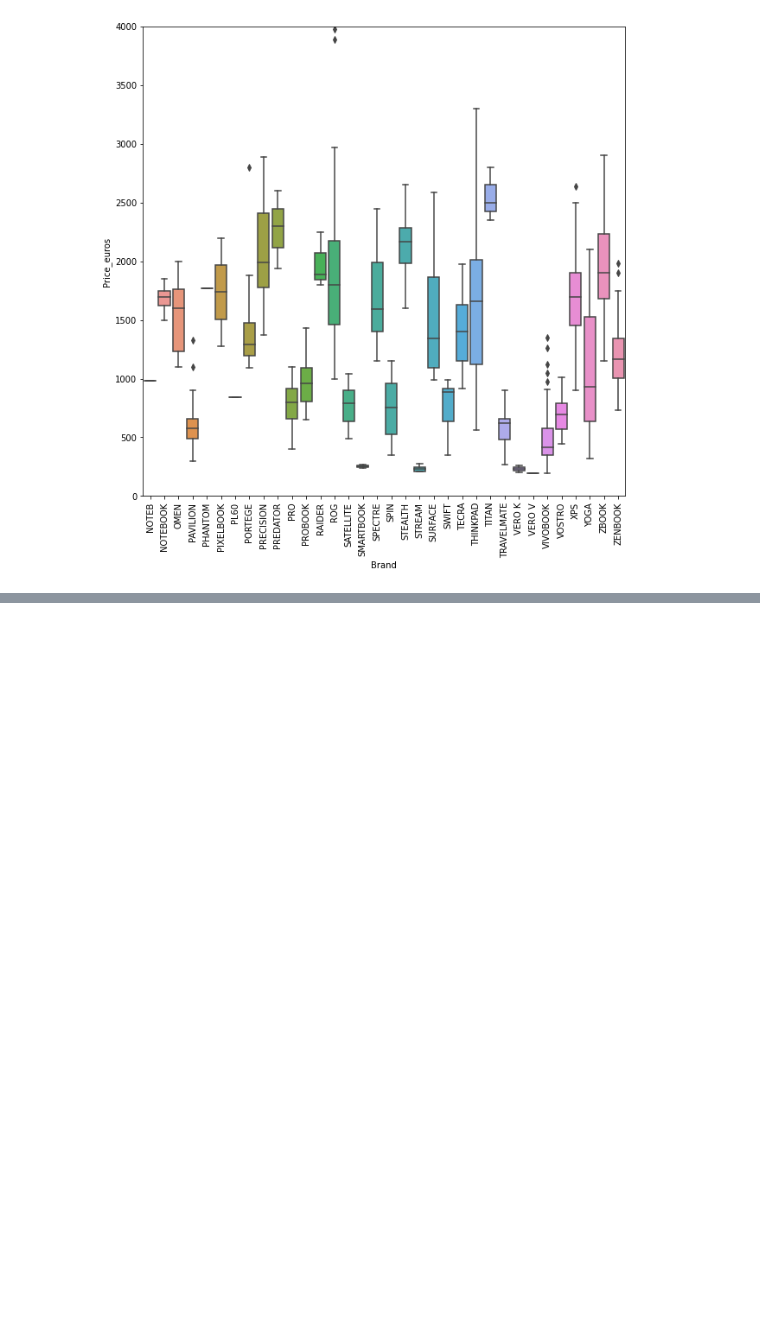
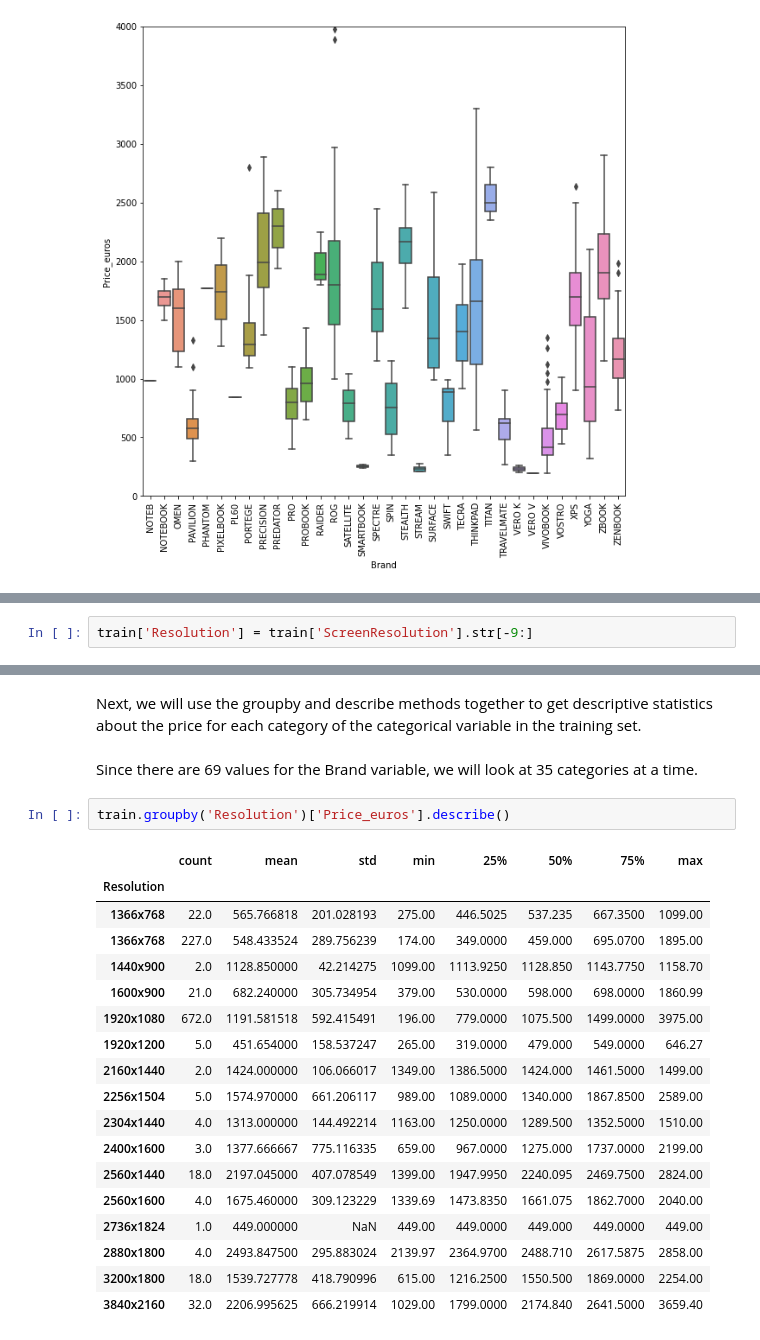
Before and after one commit to ryan-ferns/project_laptop_prices, a Jupyter notebook: laptop-prices-project.ipynb, the cells around one changed output, grey strips where cells are left out. Drawn from its saved outputs; the diff is of its cells as text; blank space fills up the shorter version.

Commit message:
Finished Data Exploration for the Brand variable and Created the Resolution variable in the Feature Engineering section.

```diff
--- a/laptop-prices-project.ipynb
+++ b/laptop-prices-project.ipynb
@@ -3284,0 +3334,2 @@ for i in list(range(0, 69, 35)):
+# %%
+train['Resolution'] = train['ScreenResolution'].str[-9:]
@@ -3284,0 +3408,28 @@ for i in list(range(0, 69, 35)):
+# %% [markdown]
+Next, we will use the groupby and describe methods together to get
+descriptive statistics about the price for each category of the
+categorical variable in the training set.
+# %% [markdown]
+Since there are 69 values for the Brand variable,
+we will look at 35 categories at a time.
+# %%
+train.groupby('Resolution')['Price_euros'].describe()
+# %% [output]
+|  | count | mean | std | min | 25% | 50% | 75% | max |
+| Resolution |  |  |  |  |  |  |  |  |
+| 1366x768 | 22.0 | 565.766818 | 201.028193 | 275.00 | 446.5025 | 537.235 | 667.3500 | 1099.00 |
+| 1366x768 | 227.0 | 548.433524 | 289.756239 | 174.00 | 349.0000 | 459.000 | 695.0700 | 1895.00 |
+| 1440x900 | 2.0 | 1128.850000 | 42.214275 | 1099.00 | 1113.9250 | 1128.850 | 1143.7750 | 1158.70 |
+| 1600x900 | 21.0 | 682.240000 | 305.734954 | 379.00 | 530.0000 | 598.000 | 698.0000 | 1860.99 |
+| 1920x1080 | 672.0 | 1191.581518 | 592.415491 | 196.00 | 779.0000 | 1075.500 | 1499.0000 | 3975.00 |
+| 1920x1200 | 5.0 | 451.654000 | 158.537247 | 265.00 | 319.0000 | 479.000 | 549.0000 | 646.27 |
+| 2160x1440 | 2.0 | 1424.000000 | 106.066017 | 1349.00 | 1386.5000 | 1424.000 | 1461.5000 | 1499.00 |
+| 2256x1504 | 5.0 | 1574.970000 | 661.206117 | 989.00 | 1089.0000 | 1340.000 | 1867.8500 | 2589.00 |
+| 2304x1440 | 4.0 | 1313.000000 | 144.492214 | 1163.00 | 1250.0000 | 1289.500 | 1352.5000 | 1510.00 |
+| 2400x1600 | 3.0 | 1377.666667 | 775.116335 | 659.00 | 967.0000 | 1275.000 | 1737.0000 | 2199.00 |
+| 2560x1440 | 18.0 | 2197.045000 | 407.078549 | 1399.00 | 1947.9950 | 2240.095 | 2469.7500 | 2824.00 |
+| 2560x1600 | 4.0 | 1675.460000 | 309.123229 | 1339.69 | 1473.8350 | 1661.075 | 1862.7000 | 2040.00 |
+| 2736x1824 | 1.0 | 449.000000 | NaN | 449.00 | 449.0000 | 449.000 | 449.0000 | 449.00 |
+| 2880x1800 | 4.0 | 2493.847500 | 295.883024 | 2139.97 | 2364.9700 | 2488.710 | 2617.5875 | 2858.00 |
+| 3200x1800 | 18.0 | 1539.727778 | 418.790996 | 615.00 | 1216.2500 | 1550.500 | 1869.0000 | 2254.00 |
+| 3840x2160 | 32.0 | 2206.995625 | 666.219914 | 1029.00 | 1799.0000 | 2174.840 | 2641.5000 | 3659.40 |
```
Also changed, not shown: parts of 24 cells of this notebook.
